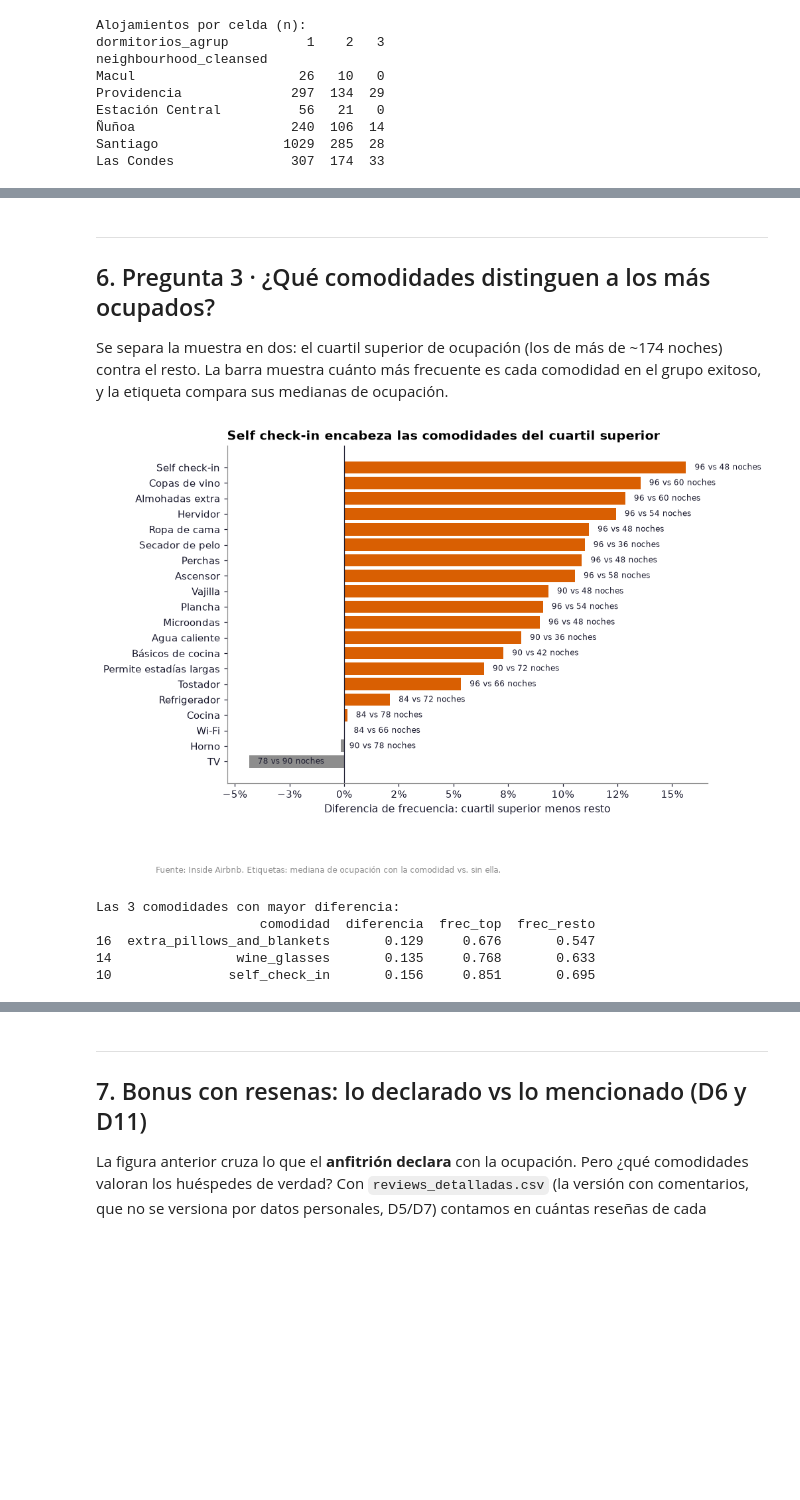
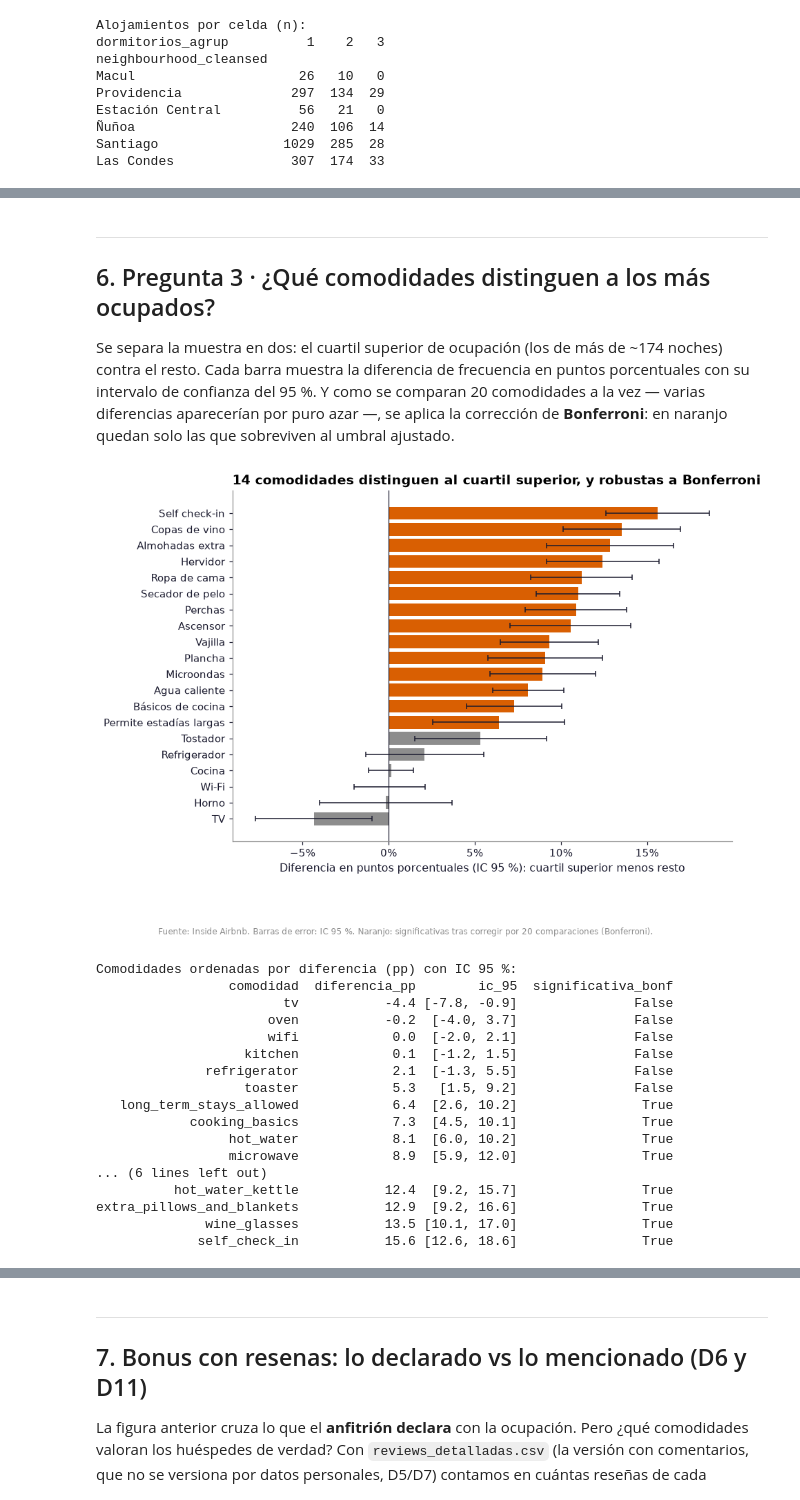
Before and after one commit to RedWolfo10/proyecto-grupo4-mcdi500, a Jupyter notebook: F4/S3_F4_Visualizacion_Comunicacion.ipynb, the cells around one changed output, grey strips where cells are left out. Drawn from its saved outputs; the diff is of its cells as text; code cells hidden in the pictures; blank space fills up the shorter version.

```diff
--- a/F4/S3_F4_Visualizacion_Comunicacion.ipynb
+++ b/F4/S3_F4_Visualizacion_Comunicacion.ipynb
@@ -368,3 +372,22 @@ resumen_dorm.round(1)
 | 2 | 2 | 874 | 78.0 | 30.0 | 150.0 | 0.1 | ... |
 | 3 | 3 | 164 | 60.0 | 24.0 | 132.0 | 0.1 | ... |
 | 4 | 4 o más | 76 | 31.0 | 18.0 | 87.0 | 0.1 | ... |
+# %%
+fig, ax = plt.subplots(figsize=(7, 4))
+ax.bar(resumen_dorm["dormitorios_agrup"].astype(str),
+       resumen_dorm["ingreso_huesped_mediano"] / 1e6,
+       color=[NARANJO if d == "1" else AZUL for d in resumen_dorm["dormitorios_agrup"].astype(str)])
+for x, (_, f) in enumerate(resumen_dorm.iterrows()):
+    ax.text(x, f["ingreso_huesped_mediano"] / 1e6 + 0.04,
+            f"{f['ingreso_huesped_mediano'] / 1e6:.1f}", ha="center", fontsize=8.5)
+ax.set_xlabel("Dormitorios")
+ax.set_ylabel("Ingreso mediano por huésped (millones CLP/año)")
+ax.set_title("Por huésped, el ingreso favorece a los departamentos chicos")
+fig.tight_layout()
+fuente(fig)
+figuras["fig3b_ingreso_huesped_dormitorios"] = fig
+plt.show()
+
+resumen_dorm[["dormitorios_agrup", "n", "ocupacion_mediana", "ingresos_medianos",
+              "ingreso_huesped_mediano", "ingreso_dormitorio_mediano",
+              "pct_en_tope"]].round(1)
@@ -422,46 +456,62 @@ buen ingreso mediano y suficientes datos para confiar en él.
 ## 6. Pregunta 3 · ¿Qué comodidades distinguen a los más ocupados?
 
 Se separa la muestra en dos: el cuartil superior de ocupación (los de más de
-~174 noches) contra el resto. La barra muestra cuánto más frecuente es cada
-comodidad en el grupo exitoso, y la etiqueta compara sus medianas de
-ocupación.
+~174 noches) contra el resto. Cada barra muestra la diferencia de frecuencia
+en puntos porcentuales con su intervalo de confianza del 95 %. Y como se
+comparan 20 comodidades a la vez — varias diferencias aparecerían por puro
+azar —, se aplica la corrección de **Bonferroni**: en naranjo quedan solo las
+que sobreviven al umbral ajustado.
 # %%
 en_top = viz.cuartil_superior(df)
 comp = viz.comparar_amenidades(df, en_top, COLS_AMEN)
 nombres = {"self_check_in": "Self check-in", "long_term_stays_allowed": "Permite estadías largas",
            "wine_glasses": "Copas de vino", "hot_water_kettle": "Hervidor", "oven": "Horno",
            "microwave": "Microondas", "elevator": "Ascensor", "tv": "TV", "iron": "Plancha",
            "toaster": "Tostador", "refrigerator": "Refrigerador", "wifi": "Wi-Fi",
            "kitchen": "Cocina", "hair_dryer": "Secador de pelo", "hangers": "Perchas",
            "cooking_basics": "Básicos de cocina", "dishes_and_silverware": "Vajilla",
            "bed_linens": "Ropa de cama", "hot_water": "Agua caliente",
            "extra_pillows_and_blankets": "Almohadas extra"}
 
 comp = comp.sort_values("diferencia")
 fig, ax = plt.subplots(figsize=(8.5, 6))
-colores = [NARANJO if d > 0 else GRIS for d in comp["diferencia"]]
-ax.barh([nombres.get(c, c) for c in comp["comodidad"]], comp["diferencia"], color=colores)
-for y, (_, f) in enumerate(comp.iterrows()):
-    ax.text(f["diferencia"] + 0.004, y,
-            f"{f['ocup_con']:.0f} vs {f['ocup_sin']:.0f} noches",
-            va="center", ha="left", fontsize=8, color=TINTA)
+colores = [NARANJO if s else GRIS for s in comp["significativa_bonf"]]
+ax.barh([nombres.get(c, c) for c in comp["comodidad"]], comp["diferencia"],
+        xerr=[comp["diferencia"] - comp["ic_inf"], comp["ic_sup"] - comp["diferencia"]],
+        color=colores, error_kw={"ecolor": TINTA, "capsize": 2.5, "lw": 1})
 ax.axvline(0, color=TINTA, lw=0.8)
-ax.set_xlabel("Diferencia de frecuencia: cuartil superior menos resto")
+ax.set_xlabel("Diferencia en puntos porcentuales (IC 95 %): cuartil superior menos resto")
 from matplotlib.ticker import PercentFormatter
 ax.xaxis.set_major_formatter(PercentFormatter(1.0, decimals=0))
-ax.set_title("Self check-in encabeza las comodidades del cuartil superior")
-fuente(fig, "Fuente: Inside Airbnb. Etiquetas: mediana de ocupación con la comodidad vs. sin ella.")
+ax.set_title("14 comodidades distinguen al cuartil superior, y robustas a Bonferroni")
+fuente(fig, "Fuente: Inside Airbnb. Barras de error: IC 95 %. Naranjo: significativas tras corregir por 20 comparaciones (Bonferroni).")
 figuras["fig5_comodidades_cuartil_superior"] = fig
 plt.show()
 
-print("Las 3 comodidades con mayor diferencia:")
-print(comp.tail(3)[["comodidad", "diferencia", "frec_top", "frec_resto"]].round(3))
+print("Comodidades ordenadas por diferencia (pp) con IC 95 %:")
+salida = comp.assign(
+    diferencia_pp=(comp["diferencia"] * 100).round(1),
+    ic_95=comp.apply(lambda r: f"[{r['ic_inf']*100:.1f}, {r['ic_sup']*100:.1f}]", axis=1),
+)[["comodidad", "diferencia_pp", "ic_95", "significativa_bonf"]]
+print(salida.to_string(index=False))
 # %% [output]
-[figure, old version]
+[figure, new version]
-Las 3 comodidades con mayor diferencia:
-                     comodidad  diferencia  frec_top  frec_resto
-16  extra_pillows_and_blankets       0.129     0.676       0.547
-14                wine_glasses       0.135     0.768       0.633
-10               self_check_in       0.156     0.851       0.695
+Comodidades ordenadas por diferencia (pp) con IC 95 %:
+                 comodidad  diferencia_pp        ic_95  significativa_bonf
+                        tv           -4.4 [-7.8, -0.9]               False
+                      oven           -0.2  [-4.0, 3.7]               False
+                      wifi            0.0  [-2.0, 2.1]               False
+                   kitchen            0.1  [-1.2, 1.5]               False
+              refrigerator            2.1  [-1.3, 5.5]               False
+                   toaster            5.3   [1.5, 9.2]               False
+   long_term_stays_allowed            6.4  [2.6, 10.2]                True
+            cooking_basics            7.3  [4.5, 10.1]                True
+                 hot_water            8.1  [6.0, 10.2]                True
+                 microwave            8.9  [5.9, 12.0]                True
+... (6 lines left out)
+          hot_water_kettle           12.4  [9.2, 15.7]                True
+extra_pillows_and_blankets           12.9  [9.2, 16.6]                True
+              wine_glasses           13.5 [10.1, 17.0]                True
+             self_check_in           15.6 [12.6, 18.6]                True
 # %% [markdown]
 **Lectura.** El **self check-in** encabeza la lista: el 85 % del cuartil
```
Also changed, not shown: parts of 12 cells of this notebook, 14 other files.
